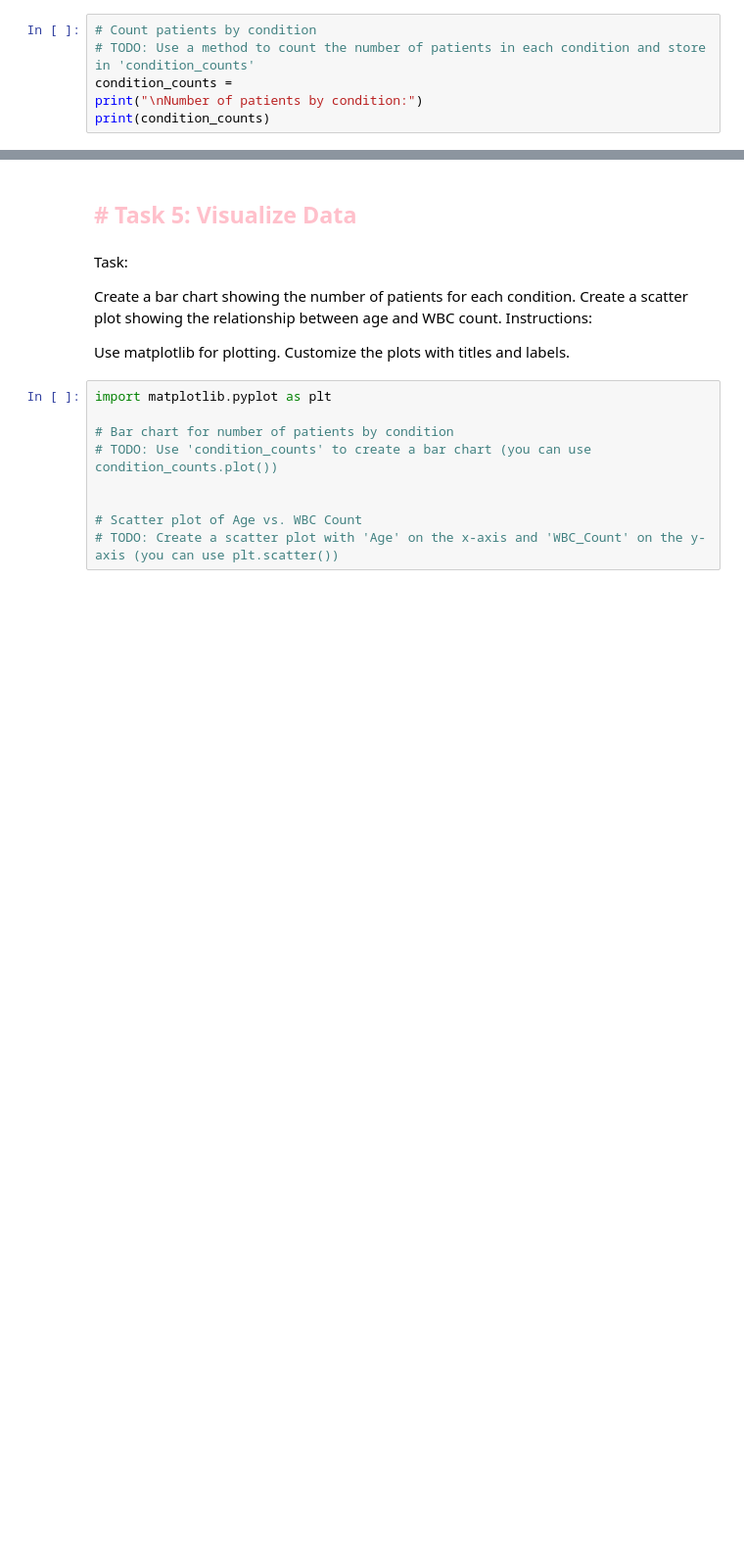
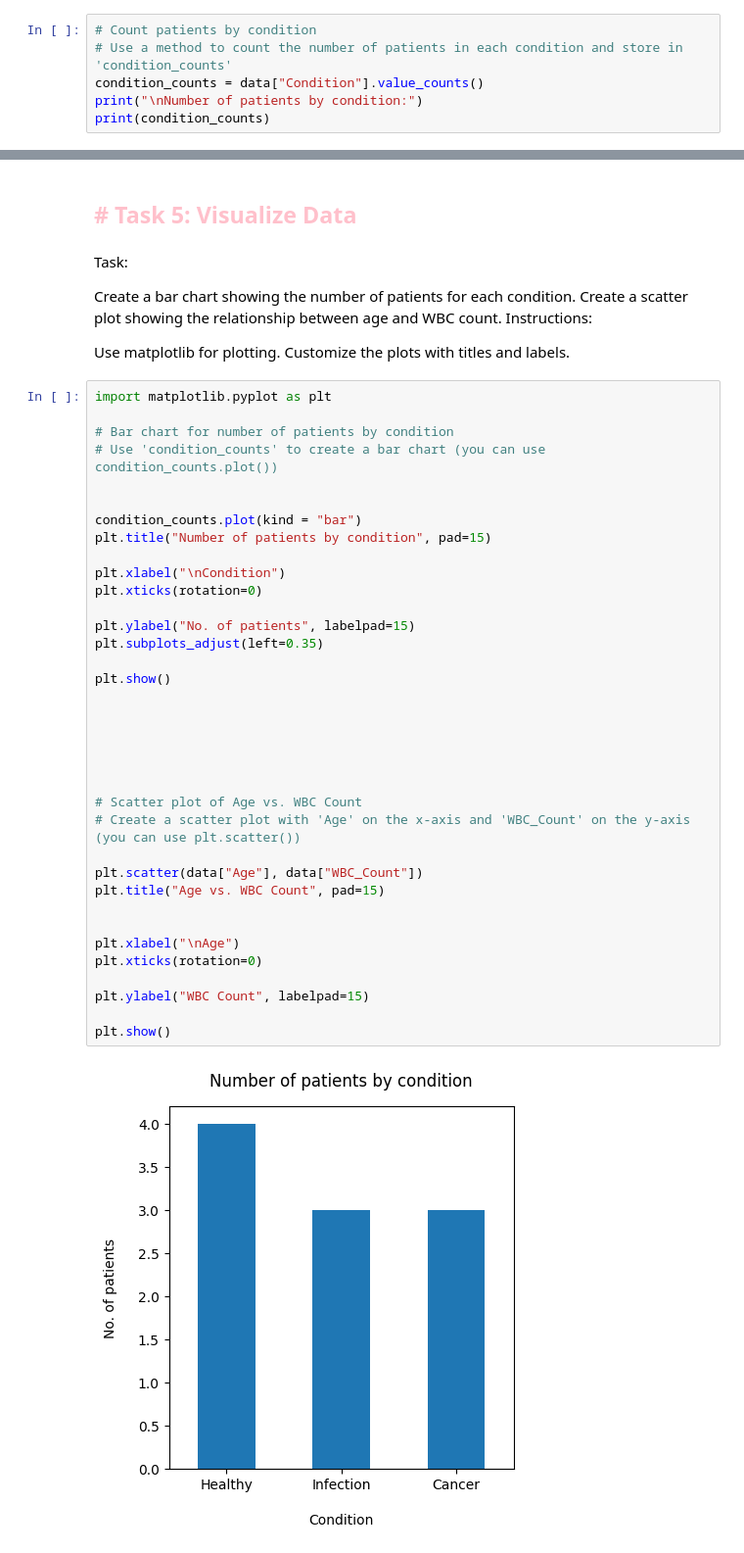
Before and after one commit to AlonGersh/python-assignments, a Jupyter notebook: day05/Datasets.ipynb, the cells around one changed output, grey strips where cells are left out. Shown at 98% size. Drawn from its saved outputs; the diff is of its cells as text; blank space fills up the shorter version.

```diff
--- a/day05/Datasets.ipynb
+++ b/day05/Datasets.ipynb
@@ -120,7 +120,7 @@ Patients with the condition 'Healthy':
 ## <font color = "pink" >Task 4: Counting the Data
 # %%
 # Count patients by condition
-# TODO: Use a method to count the number of patients in each condition and store in 'condition_counts'
-condition_counts =
+# Use a method to count the number of patients in each condition and store in 'condition_counts'
+condition_counts = data["Condition"].value_counts()
 print("\nNumber of patients by condition:")
 print(condition_counts)
@@ -138,9 +145,38 @@ Customize the plots with titles and labels.
 # %%
 import matplotlib.pyplot as plt
 
 # Bar chart for number of patients by condition
-# TODO: Use 'condition_counts' to create a bar chart (you can use condition_counts.plot())
+# Use 'condition_counts' to create a bar chart (you can use condition_counts.plot())
+
+
+condition_counts.plot(kind = "bar")
+plt.title("Number of patients by condition", pad=15)
+
+plt.xlabel("\nCondition")
+plt.xticks(rotation=0)
+
+plt.ylabel("No. of patients", labelpad=15)
+plt.subplots_adjust(left=0.35)
+
+plt.show()
+
+
+
+
 
 
 # Scatter plot of Age vs. WBC Count
-# TODO: Create a scatter plot with 'Age' on the x-axis and 'WBC_Count' on the y-axis (you can use plt.scatter())
+# Create a scatter plot with 'Age' on the x-axis and 'WBC_Count' on the y-axis (you can use plt.scatter())
+
+plt.scatter(data["Age"], data["WBC_Count"])
+plt.title("Age vs. WBC Count", pad=15)
+
+
+plt.xlabel("\nAge")
+plt.xticks(rotation=0)
+
+plt.ylabel("WBC Count", labelpad=15)
+
+plt.show()
+# %% [output]
+[figure, added]
```
Also changed, not shown: parts of 2 cells of this notebook.
